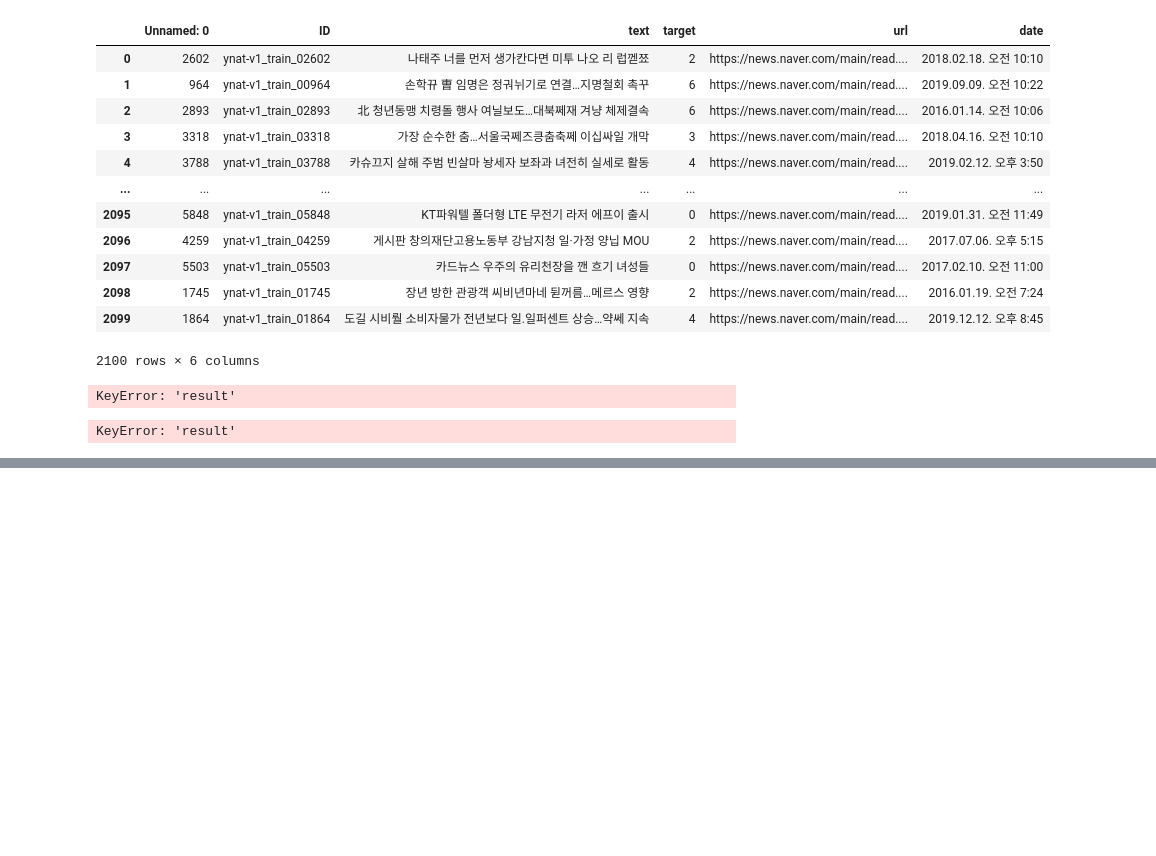
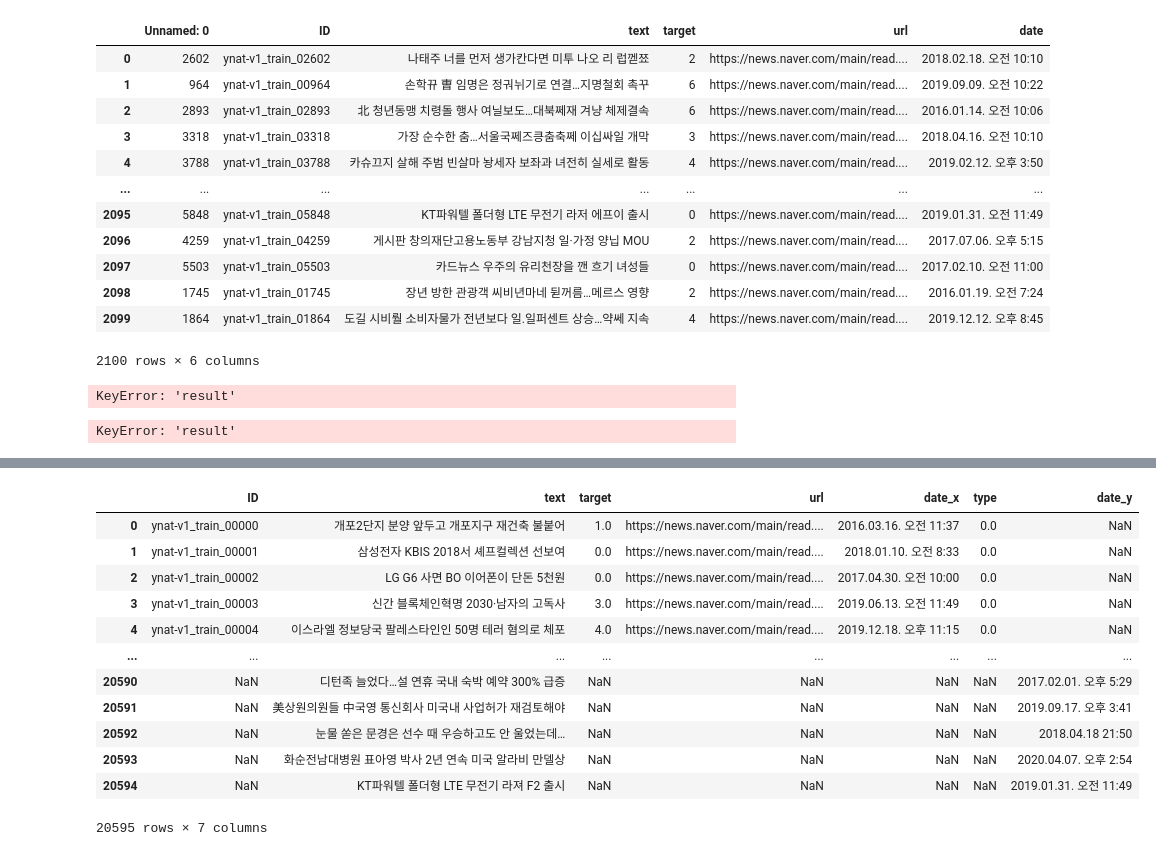
Before and after one commit to SangGank/bc_project3, a Jupyter notebook: analysis/g2p.ipynb, the cells around one changed output, grey strips where cells are left out. Cells and saved outputs as stored; diff of their text form; code cells hidden in the pictures; blank space fills up the shorter version.

```diff
--- a/analysis/g2p.ipynb
+++ b/analysis/g2p.ipynb
@@ -93,3 +87,9 @@ KeyError: 'result'
 spell_checker.check([u'안녕 하세요.', u'저는 한국인 입니다.'])
 # %% [output]
 KeyError: 'result'
+# %%
+
+train = pd.read_csv('../argument_data/train_notNoise_type.csv')
+
+train_per = pd.read_csv('../argument_data/train_notNoise_per.csv')
+train_des = pd.read_csv('../argument_data/train_notNoise_des.csv')
@@ -95,0 +112,4 @@ KeyError: 'result'
+# %%
+total = pd.DataFrame()
+total = pd.concat([train, train_per, train_des])
+total
@@ -95,0 +148,18 @@ KeyError: 'result'
+# %%
+dev = pd.read_csv('../data/validation/dev.csv')
+x=pd.merge(total,dev[['text','date']],on='text',how='outer')
+x
+# %% [output]
+|  | ID | text | target | url | date_x | type | date_y |
+| 0 | ynat-v1_train_00000 | 개포2단지 분양 앞두고 개포지구 재건축 불붙어 | 1.0 | https://news.naver.com/main/read.... | 2016.03.16. 오전 11:37 | 0.0 | NaN |
+| 1 | ynat-v1_train_00001 | 삼성전자 KBIS 2018서 셰프컬렉션 선보여 | 0.0 | https://news.naver.com/main/read.... | 2018.01.10. 오전 8:33 | 0.0 | NaN |
+| 2 | ynat-v1_train_00002 | LG G6 사면 BO 이어폰이 단돈 5천원 | 0.0 | https://news.naver.com/main/read.... | 2017.04.30. 오전 10:00 | 0.0 | NaN |
+| 3 | ynat-v1_train_00003 | 신간 블록체인혁명 2030·남자의 고독사 | 3.0 | https://news.naver.com/main/read.... | 2019.06.13. 오전 11:49 | 0.0 | NaN |
+| 4 | ynat-v1_train_00004 | 이스라엘 정보당국 팔레스타인인 50명 테러 혐의로 체포 | 4.0 | https://news.naver.com/main/read.... | 2019.12.18. 오후 11:15 | 0.0 | NaN |
+| ... | ... | ... | ... | ... | ... | ... | ... |
+| 20590 | NaN | 디턴족 늘었다…설 연휴 국내 숙박 예약 300% 급증 | NaN | NaN | NaN | NaN | 2017.02.01. 오후 5:29 |
+| 20591 | NaN | 美상원의원들 中국영 통신회사 미국내 사업허가 재검토해야 | NaN | NaN | NaN | NaN | 2019.09.17. 오후 3:41 |
+| 20592 | NaN | 눈물 쏟은 문경은 선수 때 우승하고도 안 울었는데… | NaN | NaN | NaN | NaN | 2018.04.18 21:50 |
+| 20593 | NaN | 화순전남대병원 표아영 박사 2년 연속 미국 알라비 만델상 | NaN | NaN | NaN | NaN | 2020.04.07. 오후 2:54 |
+| 20594 | NaN | KT파워텔 폴더형 LTE 무전기 라져 F2 출시 | NaN | NaN | NaN | NaN | 2019.01.31. 오전 11:49 |
+20595 rows × 7 columns
```
Also changed, not shown: parts of 12 cells of this notebook, 10 other files.
